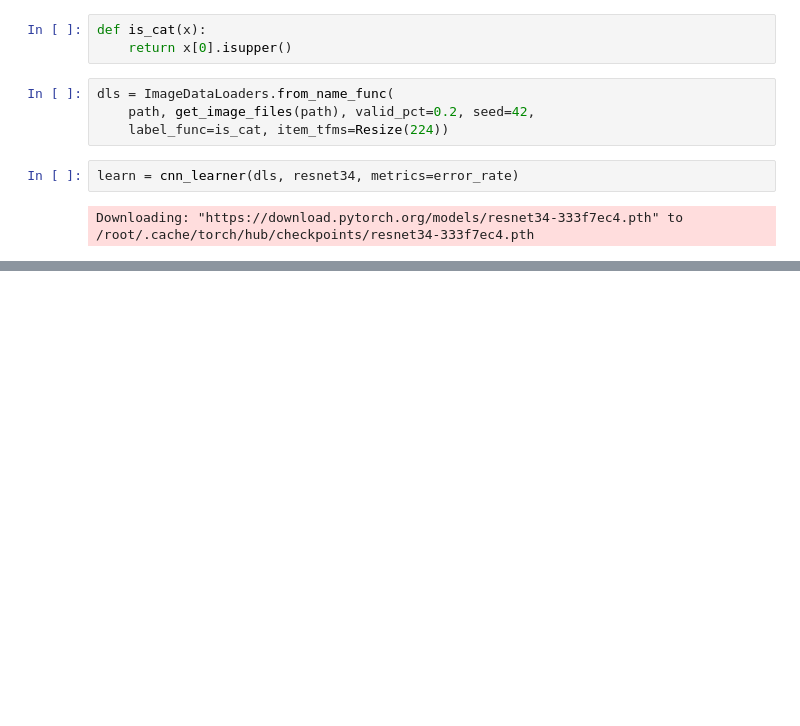
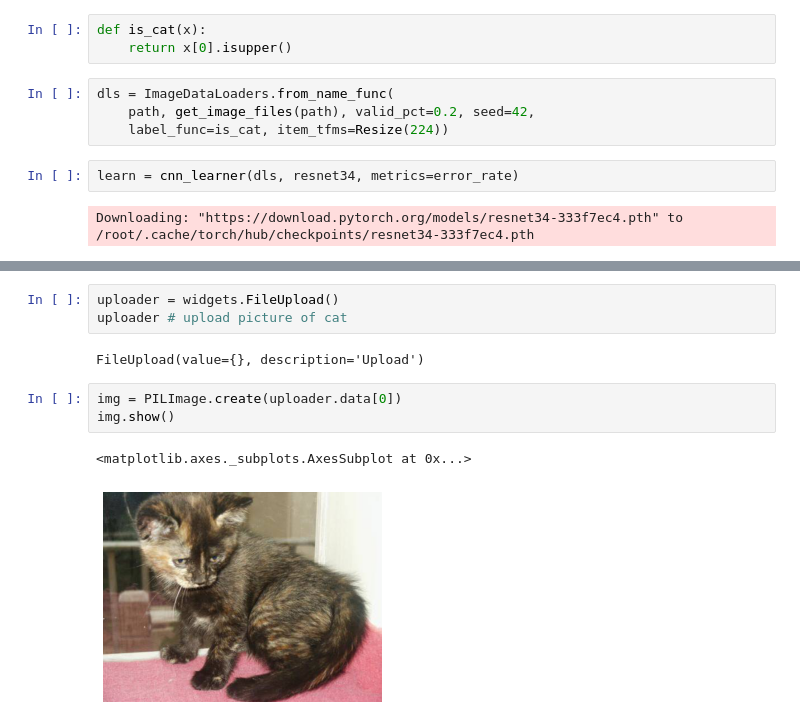
Before and after one commit to bwbelljr/fastaiv2, a Jupyter notebook: fastai_book/fastai_book_ch1.ipynb, the cells around one changed output, grey strips where cells are left out. Drawn from its saved outputs; the diff is of its cells as text; blank space fills up the shorter version.

```diff
--- a/fastai_book/fastai_book_ch1.ipynb
+++ b/fastai_book/fastai_book_ch1.ipynb
@@ -50,0 +72,11 @@ learn.fine_tune(1)
+# %%
+uploader = widgets.FileUpload()
+uploader # upload picture of cat
+# %% [output]
+FileUpload(value={}, description='Upload')
+# %%
+img = PILImage.create(uploader.data[0])
+img.show()
+# %% [output]
+<matplotlib.axes._subplots.AxesSubplot at 0x...>
+[figure, added]
```
Also changed, not shown: parts of 33 cells of this notebook.
